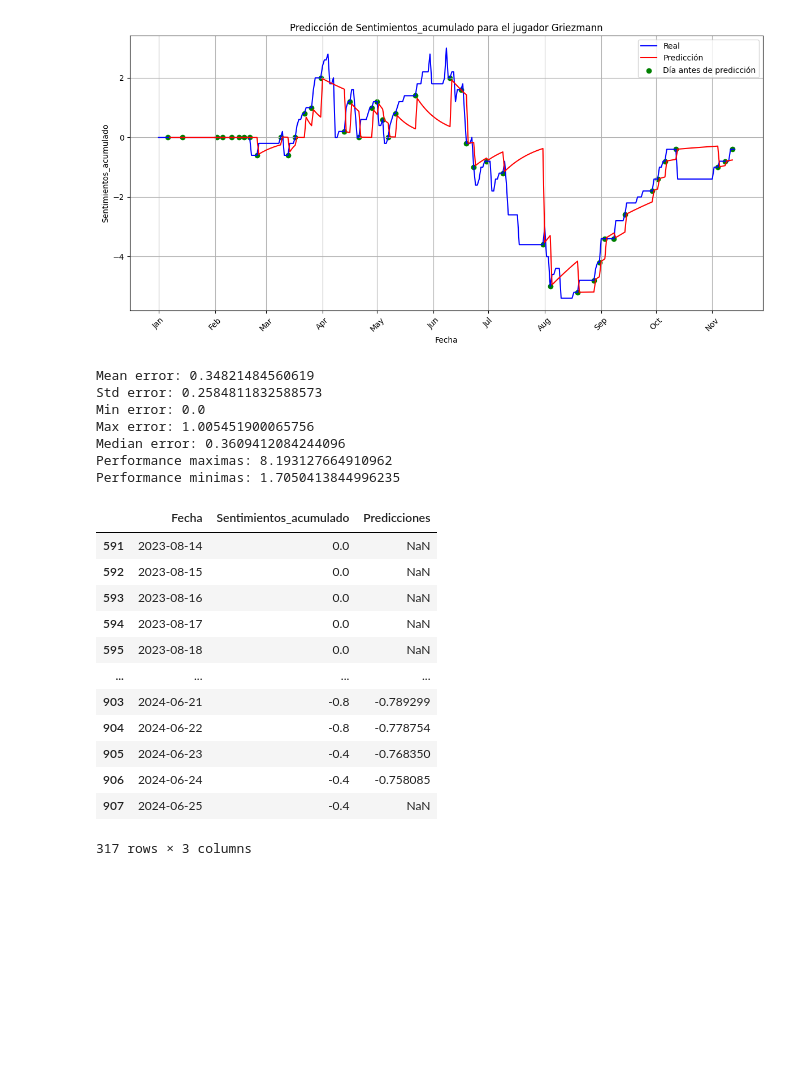
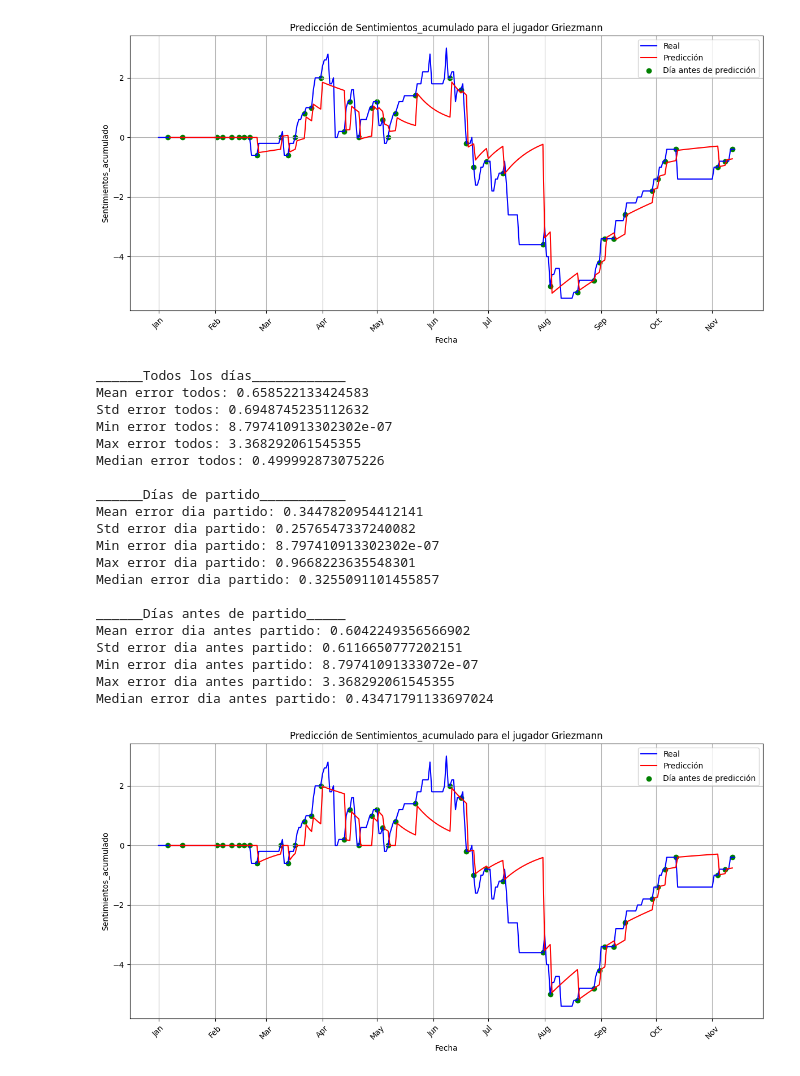
Before and after one commit to Santiagodiz/PlayerPulse, a Jupyter notebook: data/data_mining.ipynb, the cells around one changed output. Cells and saved outputs as stored; diff of their text form; code cells hidden in the pictures; blank space fills up the shorter version.

```diff
--- a/data/data_mining.ipynb
+++ b/data/data_mining.ipynb
@@ -276,24 +404,35 @@ Performance minimas: 1.7050413844996235
-# %%
-evaluate_model_no_exog(df_jugador, order, seasonal_order, y)
-# %% [output]
-[figure, removed]
-Mean error: 0.34821484560619
-Std error: 0.2584811832588573
-Min error: 0.0
-Max error: 1.005451900065756
-Median error: 0.3609412084244096
-Performance maximas: 8.193127664910962
-Performance minimas: 1.7050413844996235
-|  | Fecha | Sentimientos_acumulado | Predicciones |
-| 591 | 2023-08-14 | 0.0 | NaN |
-| 592 | 2023-08-15 | 0.0 | NaN |
-| 593 | 2023-08-16 | 0.0 | NaN |
-| 594 | 2023-08-17 | 0.0 | NaN |
-| 595 | 2023-08-18 | 0.0 | NaN |
-| ... | ... | ... | ... |
-| 903 | 2024-06-21 | -0.8 | -0.789299 |
-| 904 | 2024-06-22 | -0.8 | -0.778754 |
-| 905 | 2024-06-23 | -0.4 | -0.768350 |
-| 906 | 2024-06-24 | -0.4 | -0.758085 |
-| 907 | 2024-06-25 | -0.4 | NaN |
-317 rows × 3 columns
+# %%
+config = {
+    'order': (1,0,0),
+    'seasonal_order': (0,0,0,0),
+    'y': 'Sentimientos_acumulado',
+    'exog': 'last_performance',
+    'pred_options': 'matches',
+    'step_options': 'next_match'
+}
+
+df_predictions = evaluate_model(df_jugador, config)
+df_predictions2 = evaluate_model_no_exog(df_jugador, config)
+# %% [output]
+[figure, added]
+______Todos los días____________
+Mean error todos: 0.658522133424583
+Std error todos: 0.6948745235112632
+Min error todos: 8.797410913302302e-07
+Max error todos: 3.368292061545355
+Median error todos: 0.499992873075226
+
+______Días de partido___________
+Mean error dia partido: 0.3447820954412141
+Std error dia partido: 0.2576547337240082
+Min error dia partido: 8.797410913302302e-07
+Max error dia partido: 0.9668223635548301
+Median error dia partido: 0.3255091101455857
+
+______Días antes de partido_____
+Mean error dia antes partido: 0.6042249356566902
+Std error dia antes partido: 0.6116650777202151
+Min error dia antes partido: 8.79741091333072e-07
+Max error dia antes partido: 3.368292061545355
+Median error dia antes partido: 0.43471791133697024
+[figure, added]
```
Also changed, not shown: parts of 9 cells of this notebook.
